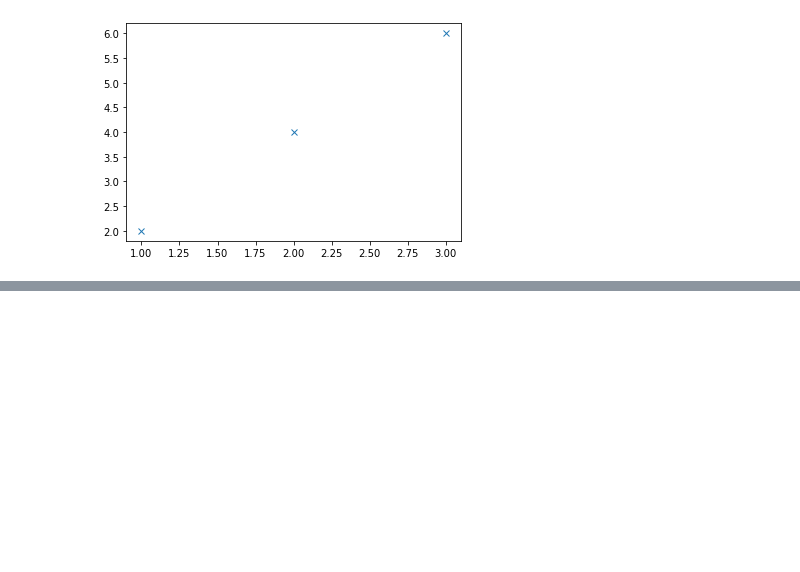
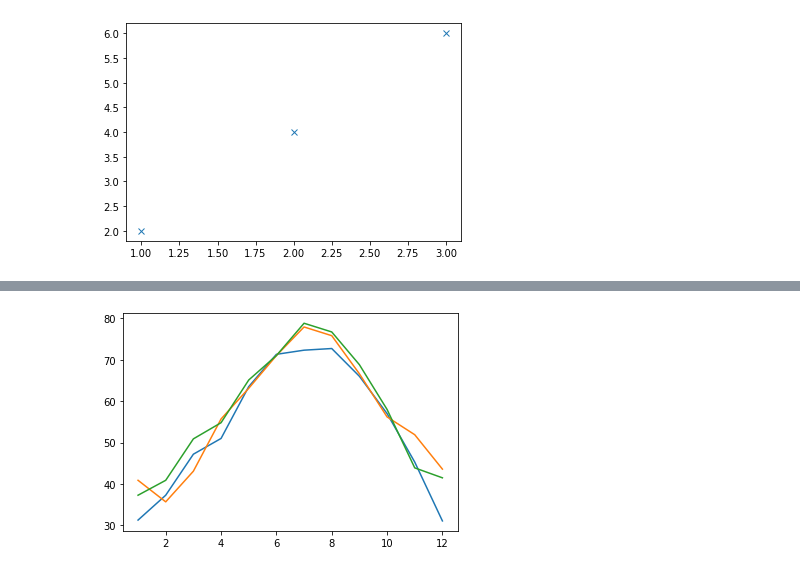
Before and after one commit to mrkkokku/prep, a Jupyter notebook: python/Math/Chap02.ipynb, the cells around one changed output, grey strips where cells are left out. Cells and saved outputs as stored; diff of their text form; code cells hidden in the pictures; blank space fills up the shorter version.

```diff
--- a/python/Math/Chap02.ipynb
+++ b/python/Math/Chap02.ipynb
@@ -22,0 +55,12 @@ plt.plot(x_numbers, y_numbers, 'x')
+# %%
+# 아래 처럼 해도, 동일한 결과를 얻을 수 있음
+# plt.show() 하기 전의 모든 값을 갖고 있기 때문
+# (matplotlib이 display되지 않은 plot들의 정보를 추적한다)
+
+plt.plot(months, nyc_temp_2000)
+plt.plot(months, nyc_temp_2006)
+plt.plot(months, nyc_temp_2012)
+
+plt.show()
+# %% [output]
+[figure, added]
```
Also changed, not shown: parts of 8 cells of this notebook.
